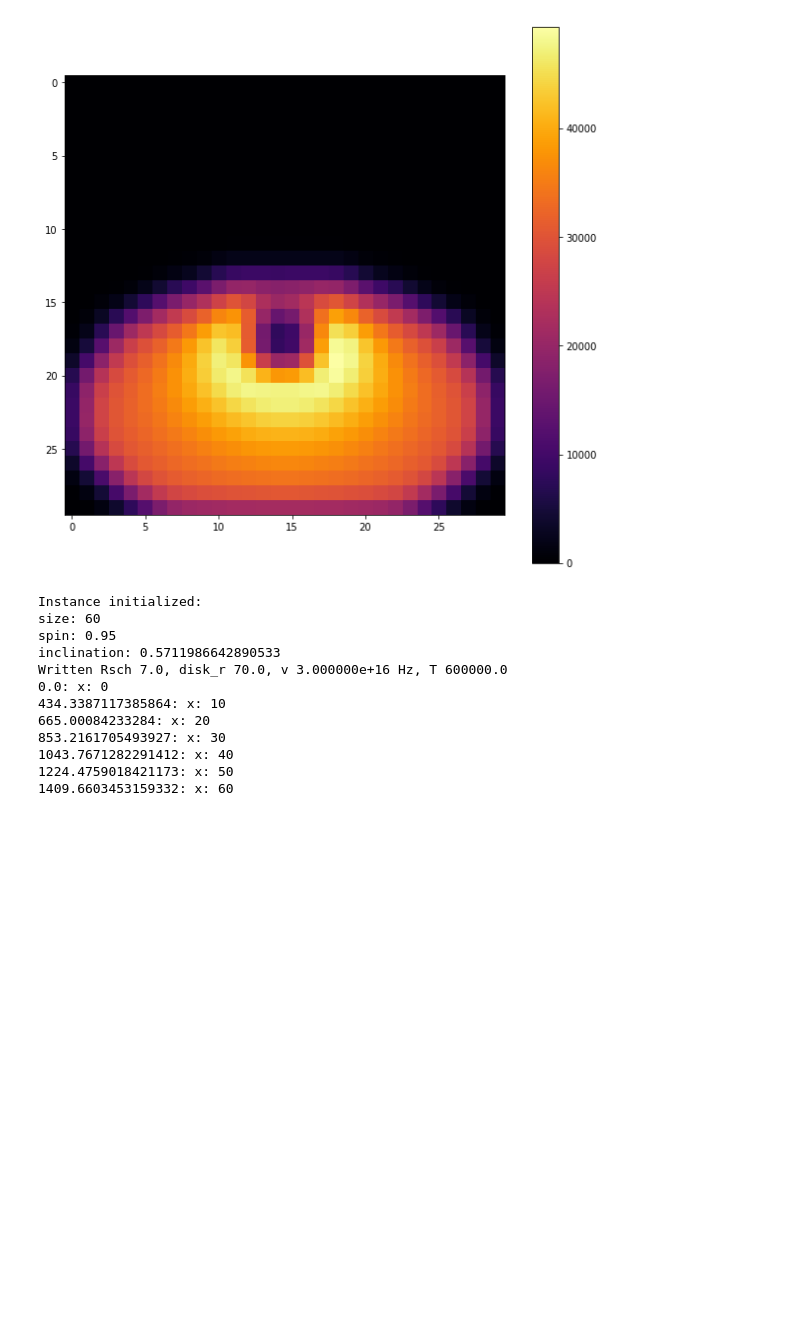
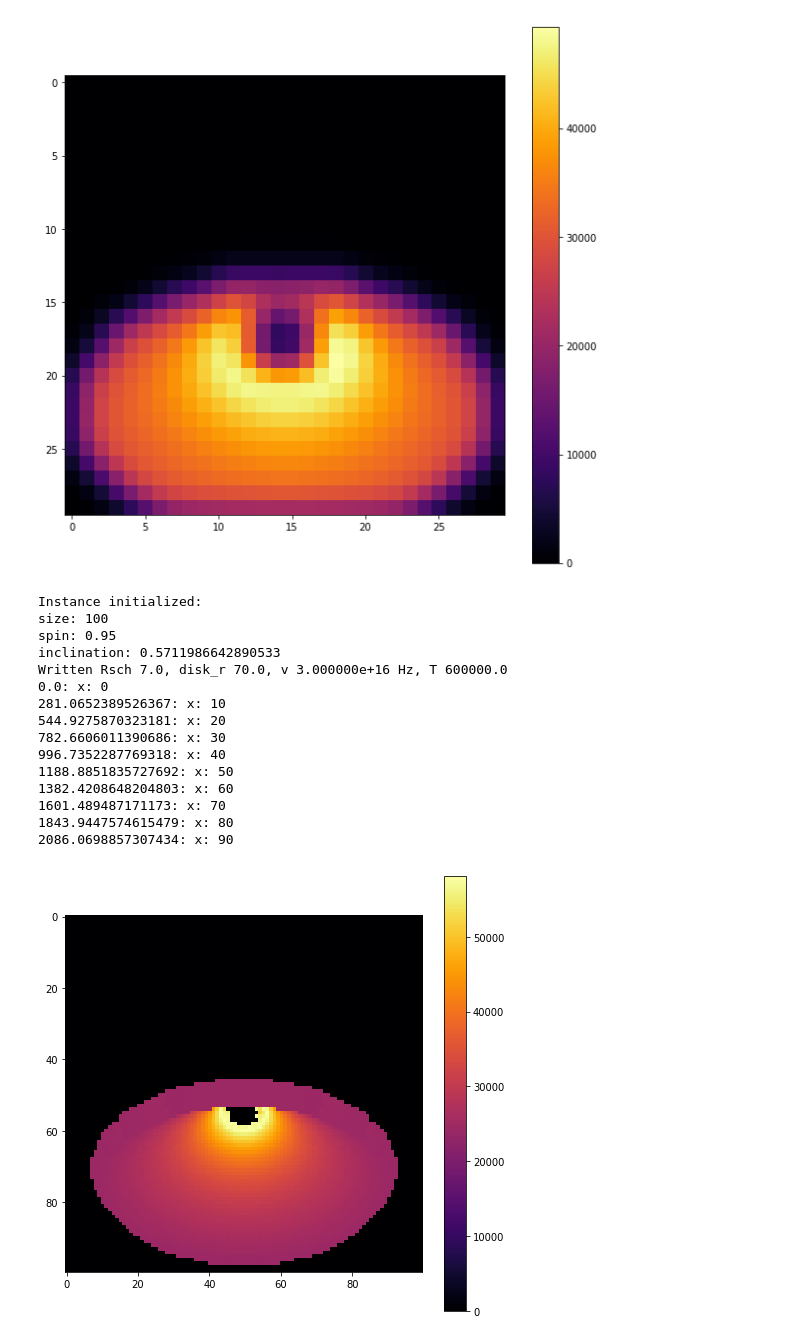
Before and after one commit to jmccull/PHY364_HW3, a Jupyter notebook: Visualizationv2.ipynb, the cells around one changed output. Cells and saved outputs as stored; diff of their text form; code cells hidden in the pictures; blank space fills up the shorter version.

```diff
--- a/Visualizationv2.ipynb
+++ b/Visualizationv2.ipynb
@@ -421,21 +421,25 @@ plt.show()
 [figure]
 # %%
 #example call at higher res
-test = bh_vis((100,100),60,a0=0.95,inc=np.pi/5.5,s0=0.01)
+test = bh_vis((100,100),100,a0=0.95,inc=np.pi/5.5,s0=0.01)
 
 test.source_init(3.5,10,T=6.*10**5)
 
-test.threeDtrace(plot=True,name='higher_res_render.png')
+test.threeDtrace(plot=True,name='higher_res_render2.png')
 # %% [output]
 Instance initialized:
-size: 60
+size: 100
 spin: 0.95
 inclination: 0.5711986642890533
 Written Rsch 7.0, disk_r 70.0, v 3.000000e+16 Hz, T 600000.0
 0.0: x: 0
-434.3387117385864: x: 10
-665.00084233284: x: 20
-853.2161705493927: x: 30
-1043.7671282291412: x: 40
-1224.4759018421173: x: 50
-1409.6603453159332: x: 60
+281.0652389526367: x: 10
+544.9275870323181: x: 20
+782.6606011390686: x: 30
+996.7352287769318: x: 40
+1188.8851835727692: x: 50
+1382.4208648204803: x: 60
+1601.489487171173: x: 70
+1843.9447574615479: x: 80
+2086.0698857307434: x: 90
+[figure, added]
```
Also changed, not shown: parts of 2 cells of this notebook, 3 other files.
